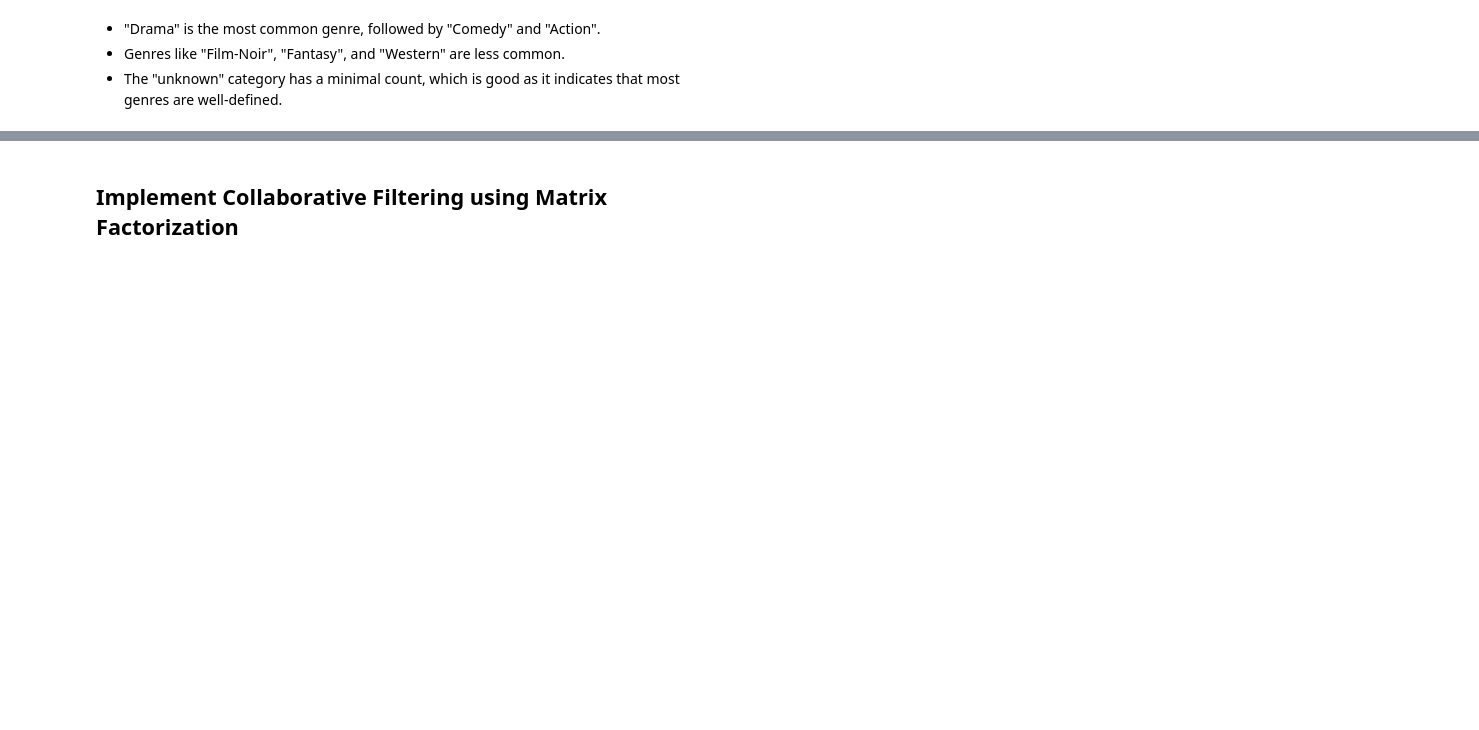
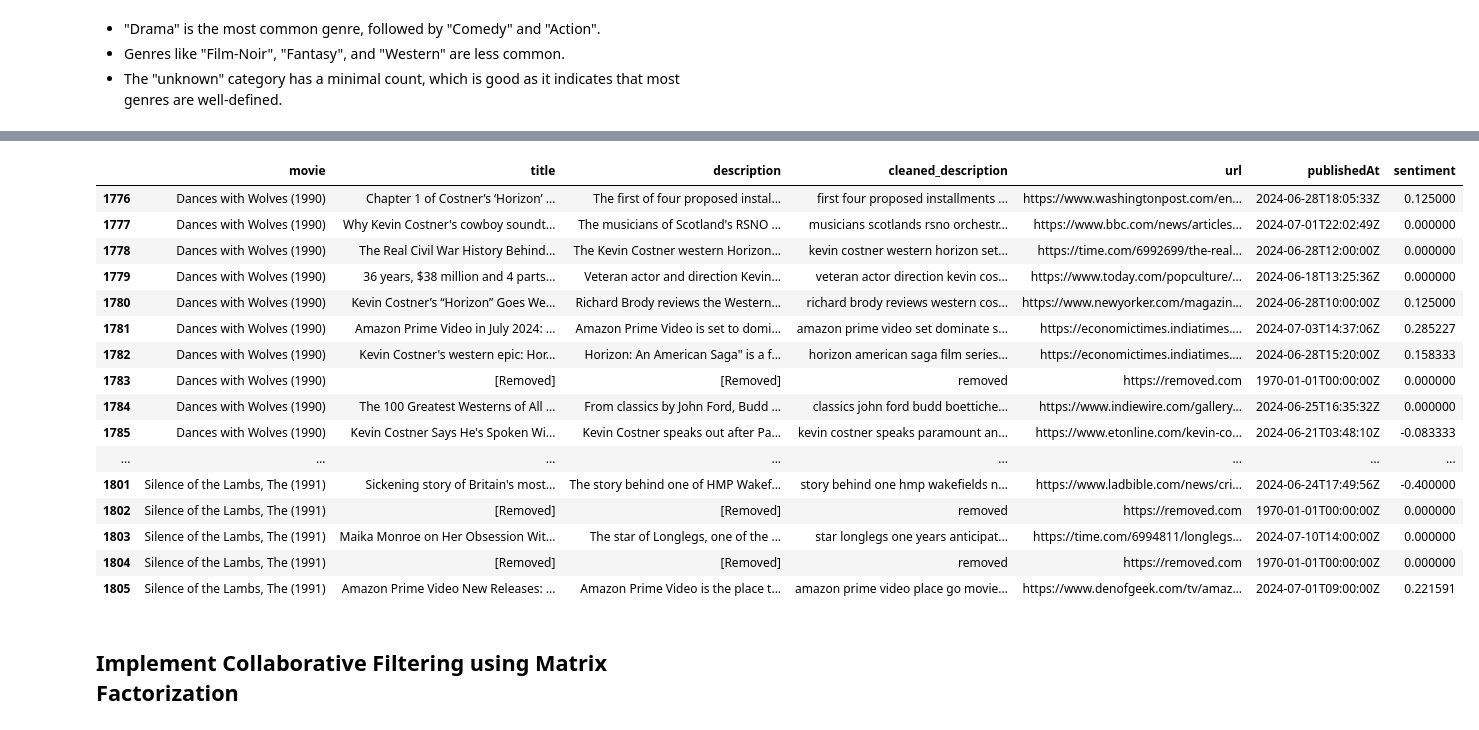
Before and after one commit to BhavyaVadher/SM_FinalProject, a Jupyter notebook: AML-3204_Finalproject.ipynb, the cells around one changed output, grey strips where cells are left out. Drawn from its saved outputs; the diff is of its cells as text; code cells hidden in the pictures; blank space fills up the shorter version.

```diff
--- a/AML-3204_Finalproject.ipynb
+++ b/AML-3204_Finalproject.ipynb
@@ -381,0 +396,8 @@ Passing `palette` without assigning `hue` is deprecated and will be removed in v
+# %%
+api_key = '9db8419deaeb46169a34eb60273137d8'
+
+# Extract movie titles
+movies = movies['title'].tolist()
+
+# Stopwords
+stop_words = set(stopwords.words('english'))
@@ -382,3 +469,35 @@ Passing `palette` without assigning `hue` is deprecated and will be removed in v
+# %%
+
+# Create a DataFrame from the news data
+news_df = pd.DataFrame(news_data)
+
+# Calculate average sentiment score for each movie
+average_sentiment = news_df.groupby('movie')['sentiment'].mean().reset_index()
+average_sentiment.columns = ['movie', 'average_sentiment']
+
+# Display the average sentiment DataFrame
+print("Average Sentiment Scores for Each Movie:")
+print(average_sentiment)
+# %%
+news_df.tail(30)
+# %% [output]
+|  | movie | title | description | cleaned_description | url | publishedAt | sentiment |
+| 1776 | Dances with Wolves (1990) | Chapter 1 of Costner’s ‘Horizon’ ... | The first of four proposed instal... | first four proposed installments ... | https://www.washingtonpost.com/en... | 2024-06-28T18:05:33Z | 0.125000 |
+| 1777 | Dances with Wolves (1990) | Why Kevin Costner's cowboy soundt... | The musicians of Scotland's RSNO ... | musicians scotlands rsno orchestr... | https://www.bbc.com/news/articles... | 2024-07-01T22:02:49Z | 0.000000 |
+| 1778 | Dances with Wolves (1990) | The Real Civil War History Behind... | The Kevin Costner western Horizon... | kevin costner western horizon set... | https://time.com/6992699/the-real... | 2024-06-28T12:00:00Z | 0.000000 |
+| 1779 | Dances with Wolves (1990) | 36 years, $38 million and 4 parts... | Veteran actor and direction Kevin... | veteran actor direction kevin cos... | https://www.today.com/popculture/... | 2024-06-18T13:25:36Z | 0.000000 |
+| 1780 | Dances with Wolves (1990) | Kevin Costner’s “Horizon” Goes We... | Richard Brody reviews the Western... | richard brody reviews western cos... | https://www.newyorker.com/magazin... | 2024-06-28T10:00:00Z | 0.125000 |
+| 1781 | Dances with Wolves (1990) | Amazon Prime Video in July 2024: ... | Amazon Prime Video is set to domi... | amazon prime video set dominate s... | https://economictimes.indiatimes.... | 2024-07-03T14:37:06Z | 0.285227 |
+| 1782 | Dances with Wolves (1990) | Kevin Costner's western epic: Hor... | Horizon: An American Saga" is a f... | horizon american saga film series... | https://economictimes.indiatimes.... | 2024-06-28T15:20:00Z | 0.158333 |
+| 1783 | Dances with Wolves (1990) | [Removed] | [Removed] | removed | https://removed.com | 1970-01-01T00:00:00Z | 0.000000 |
+| 1784 | Dances with Wolves (1990) | The 100 Greatest Westerns of All ... | From classics by John Ford, Budd ... | classics john ford budd boettiche... | https://www.indiewire.com/gallery... | 2024-06-25T16:35:32Z | 0.000000 |
+| 1785 | Dances with Wolves (1990) | Kevin Costner Says He's Spoken Wi... | Kevin Costner speaks out after Pa... | kevin costner speaks paramount an... | https://www.etonline.com/kevin-co... | 2024-06-21T03:48:10Z | -0.083333 |
+| ... | ... | ... | ... | ... | ... | ... | ... |
+| 1801 | Silence of the Lambs, The (1991) | Sickening story of Britain's most... | The story behind one of HMP Wakef... | story behind one hmp wakefields n... | https://www.ladbible.com/news/cri... | 2024-06-24T17:49:56Z | -0.400000 |
+| 1802 | Silence of the Lambs, The (1991) | [Removed] | [Removed] | removed | https://removed.com | 1970-01-01T00:00:00Z | 0.000000 |
+| 1803 | Silence of the Lambs, The (1991) | Maika Monroe on Her Obsession Wit... | The star of Longlegs, one of the ... | star longlegs one years anticipat... | https://time.com/6994811/longlegs... | 2024-07-10T14:00:00Z | 0.000000 |
+| 1804 | Silence of the Lambs, The (1991) | [Removed] | [Removed] | removed | https://removed.com | 1970-01-01T00:00:00Z | 0.000000 |
+| 1805 | Silence of the Lambs, The (1991) | Amazon Prime Video New Releases: ... | Amazon Prime Video is the place t... | amazon prime video place go movie... | https://www.denofgeek.com/tv/amaz... | 2024-07-01T09:00:00Z | 0.221591 |
 # %% [markdown]
 ## Implement Collaborative Filtering using Matrix Factorization
 # %%
```
Also changed, not shown: parts of 4 cells of this notebook, 3 other files.
